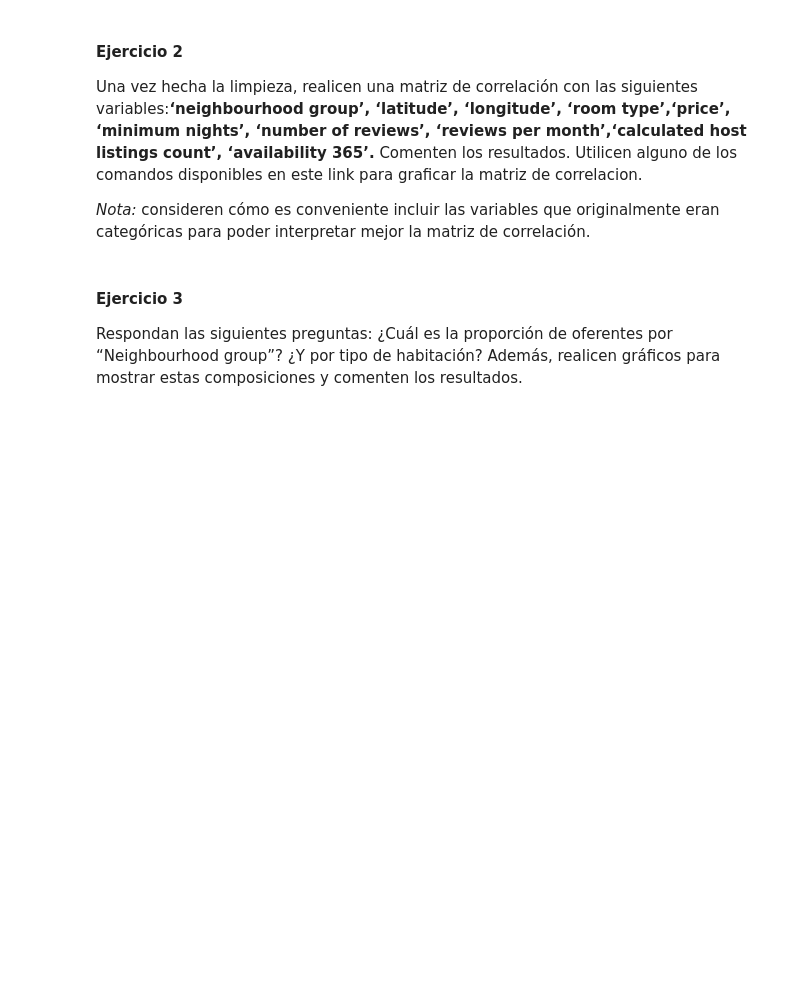
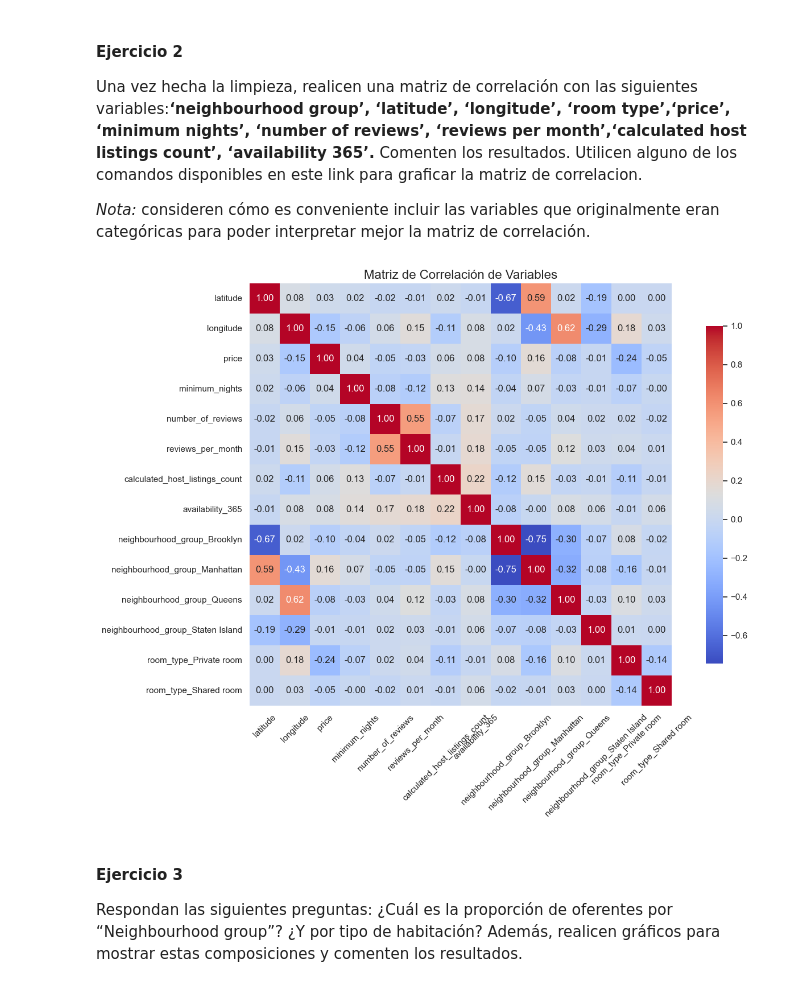
Before and after one commit to ArielaMirmel/CC408--T2-9-, a Jupyter notebook: TP2 copy/TP2.ipynb, the cells around one changed output. Cells and saved outputs as stored; diff of their text form; code cells hidden in the pictures; blank space fills up the shorter version.

```diff
--- a/TP2 copy/TP2.ipynb
+++ b/TP2 copy/TP2.ipynb
@@ -84,3 +241,24 @@ Una vez hecha la limpieza, realicen una matriz de correlación con las siguiente
+# %%
+#Resolver acá
+#Seleccionamos las variables para la matriz de correlación
+variables = ['latitude', 'longitude', 'price', 'minimum_nights',
+             'number_of_reviews', 'reviews_per_month',
+             'calculated_host_listings_count', 'availability_365'] + list(data_dummies.columns[data_dummies.columns.str.startswith('neighbourhood_group_')]) + list(data_dummies.columns[data_dummies.columns.str.startswith('room_type_')])
+
+# Calculamos la matriz de correlación
+matriz_correlacion = data_dummies[variables].corr()
+
+# ----------------------
+# matriz de correlación:
+plt.figure(figsize=(14, 10))
+sns.heatmap(matriz_correlacion, annot=True, fmt=".2f", cmap='coolwarm', square=True, cbar_kws={"shrink": .8})
+plt.title('Matriz de Correlación de Variables', fontsize=16)
+plt.xticks(rotation=45)
+plt.yticks(rotation=0)
+plt.tight_layout()
+plt.show()
+# %% [output]
+[figure, added]
 # %% [markdown]
 #### Ejercicio 3
 Respondan las siguientes preguntas: ¿Cuál es la proporción de oferentes por “Neighbourhood group”? ¿Y por tipo de habitación? Además, realicen gráficos para mostrar estas composiciones y comenten los resultados.
```
Also changed, not shown: parts of 9 cells of this notebook.
